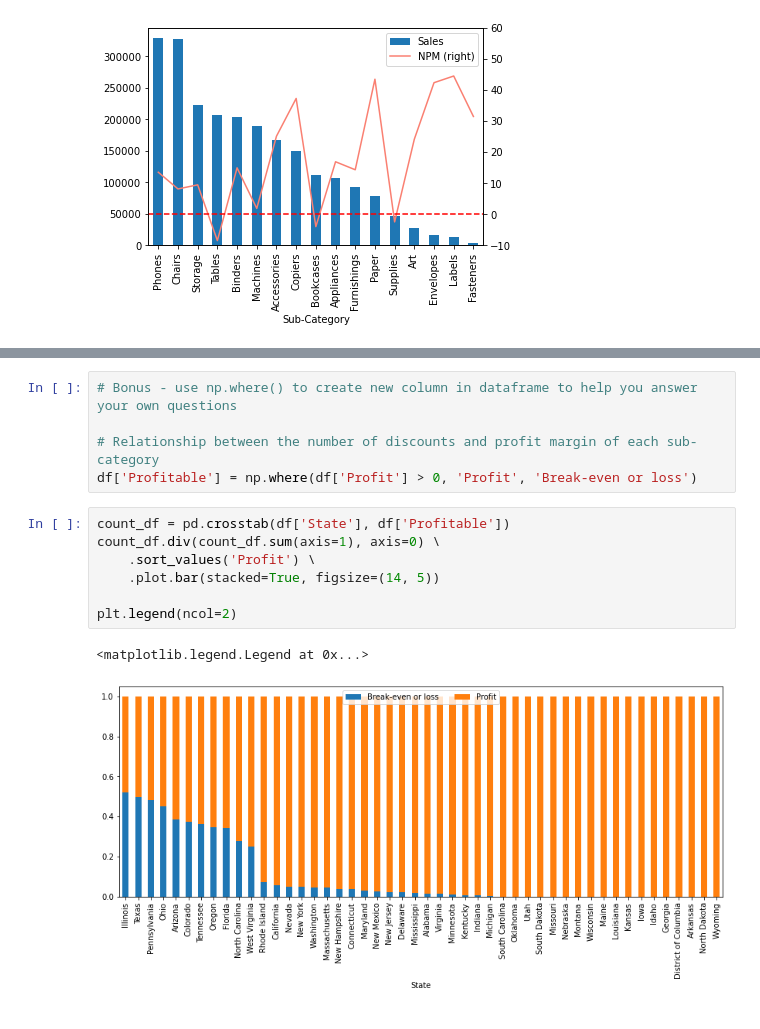
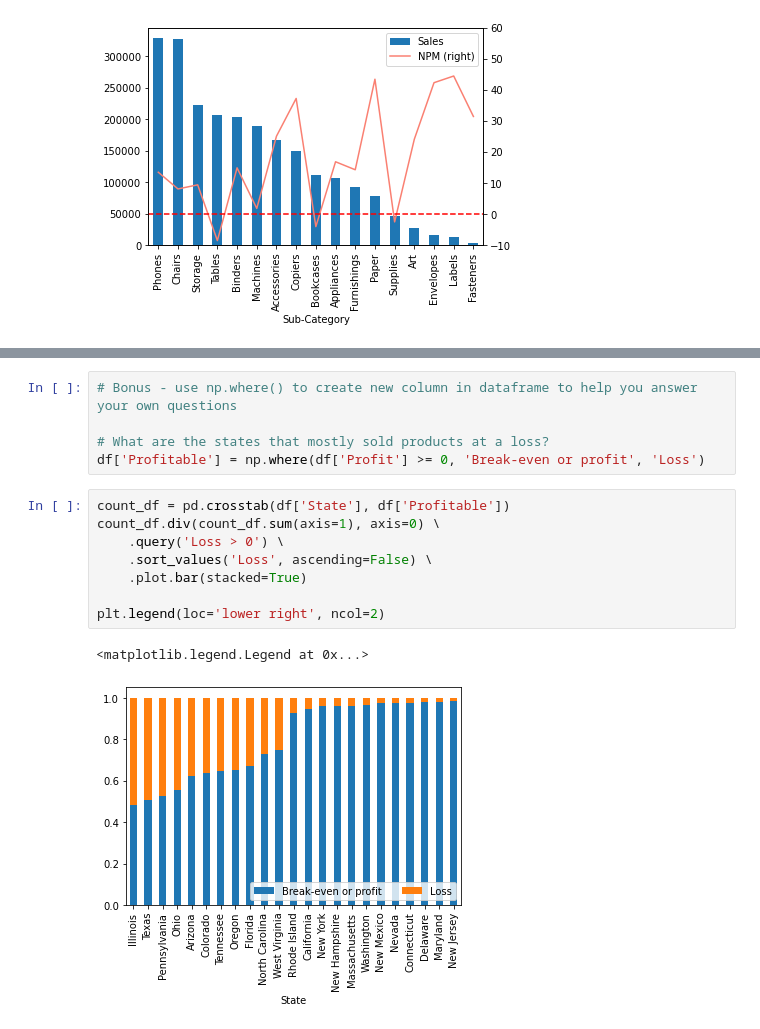
Before and after one commit to poon919/bootcamp-projects, a Jupyter notebook: Python - Pandas foundation - final project.ipynb, the cells around one changed output, grey strips where cells are left out. Drawn from its saved outputs; the diff is of its cells as text.

```diff
--- a/Python - Pandas foundation - final project.ipynb
+++ b/Python - Pandas foundation - final project.ipynb
@@ -296,15 +296,16 @@ memory usage: 1.9+ MB
 # %%
 # Bonus - use np.where() to create new column in dataframe to help you answer your own questions
 
-# Relationship between the number of discounts and profit margin of each sub-category
-df['Profitable'] = np.where(df['Profit'] > 0, 'Profit', 'Break-even or loss')
+# What are the states that mostly sold products at a loss?
+df['Profitable'] = np.where(df['Profit'] >= 0, 'Break-even or profit', 'Loss')
 # %%
 count_df = pd.crosstab(df['State'], df['Profitable'])
 count_df.div(count_df.sum(axis=1), axis=0) \
-    .sort_values('Profit') \
-    .plot.bar(stacked=True, figsize=(14, 5))
+    .query('Loss > 0') \
+    .sort_values('Loss', ascending=False) \
+    .plot.bar(stacked=True)
 
-plt.legend(ncol=2)
+plt.legend(loc='lower right', ncol=2)
 # %% [output]
 <matplotlib.legend.Legend at 0x...>
-[figure, old version]
+[figure, new version]
```
